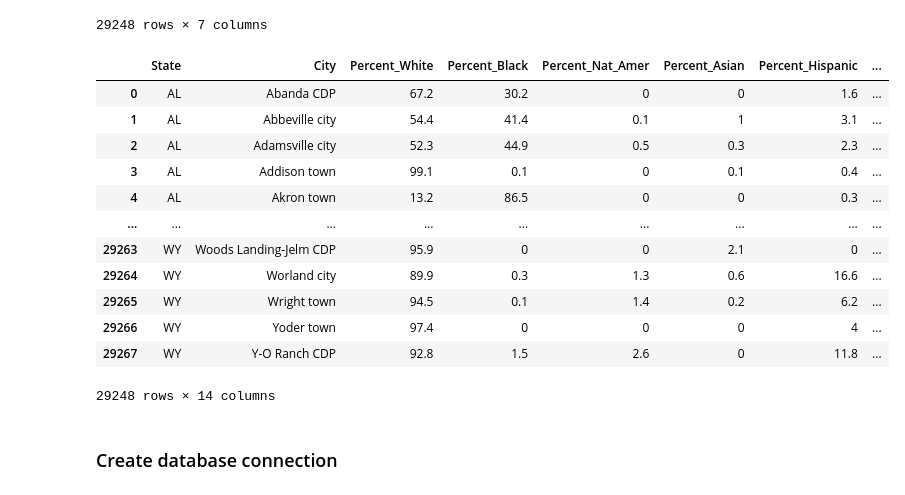
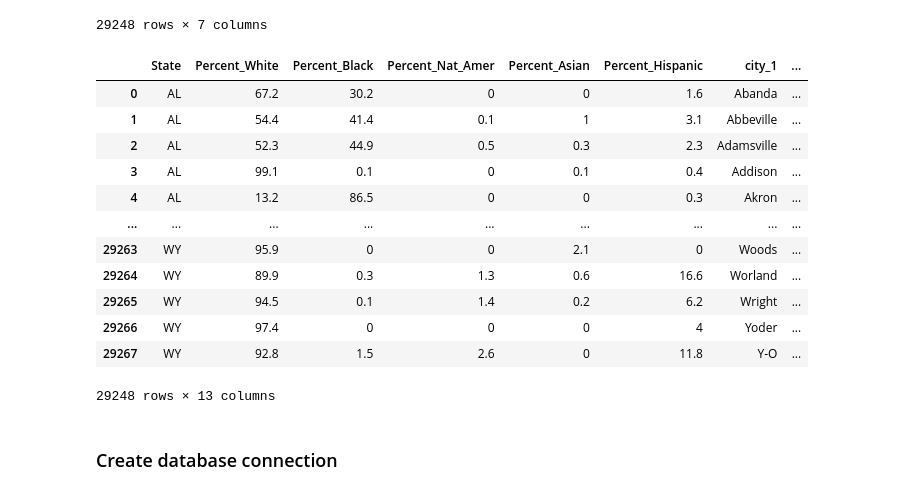
Before and after one commit to tduron3/Project_Two, a Jupyter notebook: Resources/project_two.ipynb, the cells around one changed output. Drawn from its saved outputs; the diff is of its cells as text; code cells hidden in the pictures.

```diff
--- a/Resources/project_two.ipynb
+++ b/Resources/project_two.ipynb
@@ -106,20 +106,22 @@ race_split
 # %%
 new_race_df[['city_1', 'city_2', 'city_3', 'city_4', 'city_5', 'city_6', 'city_7']] = new_race_df.City.str.split(expand=True)
 new_race_df
+
+new_race_df.drop('City', axis=1)
 # %% [output]
-|  | State | City | Percent_White | Percent_Black | Percent_Nat_Amer | Percent_Asian | Percent_Hispanic | ... |
-| 0 | AL | Abanda CDP | 67.2 | 30.2 | 0 | 0 | 1.6 | ... |
-| 1 | AL | Abbeville city | 54.4 | 41.4 | 0.1 | 1 | 3.1 | ... |
-| 2 | AL | Adamsville city | 52.3 | 44.9 | 0.5 | 0.3 | 2.3 | ... |
-| 3 | AL | Addison town | 99.1 | 0.1 | 0 | 0.1 | 0.4 | ... |
-| 4 | AL | Akron town | 13.2 | 86.5 | 0 | 0 | 0.3 | ... |
+|  | State | Percent_White | Percent_Black | Percent_Nat_Amer | Percent_Asian | Percent_Hispanic | city_1 | ... |
+| 0 | AL | 67.2 | 30.2 | 0 | 0 | 1.6 | Abanda | ... |
+| 1 | AL | 54.4 | 41.4 | 0.1 | 1 | 3.1 | Abbeville | ... |
+| 2 | AL | 52.3 | 44.9 | 0.5 | 0.3 | 2.3 | Adamsville | ... |
+| 3 | AL | 99.1 | 0.1 | 0 | 0.1 | 0.4 | Addison | ... |
+| 4 | AL | 13.2 | 86.5 | 0 | 0 | 0.3 | Akron | ... |
 | ... | ... | ... | ... | ... | ... | ... | ... | ... |
-| 29263 | WY | Woods Landing-Jelm CDP | 95.9 | 0 | 0 | 2.1 | 0 | ... |
-| 29264 | WY | Worland city | 89.9 | 0.3 | 1.3 | 0.6 | 16.6 | ... |
-| 29265 | WY | Wright town | 94.5 | 0.1 | 1.4 | 0.2 | 6.2 | ... |
-| 29266 | WY | Yoder town | 97.4 | 0 | 0 | 0 | 4 | ... |
-| 29267 | WY | Y-O Ranch CDP | 92.8 | 1.5 | 2.6 | 0 | 11.8 | ... |
+| 29263 | WY | 95.9 | 0 | 0 | 2.1 | 0 | Woods | ... |
+| 29264 | WY | 89.9 | 0.3 | 1.3 | 0.6 | 16.6 | Worland | ... |
+| 29265 | WY | 94.5 | 0.1 | 1.4 | 0.2 | 6.2 | Wright | ... |
+| 29266 | WY | 97.4 | 0 | 0 | 0 | 4 | Yoder | ... |
+| 29267 | WY | 92.8 | 1.5 | 2.6 | 0 | 11.8 | Y-O | ... |
-29248 rows × 14 columns
+29248 rows × 13 columns
 # %% [markdown]
 ### Create database connection
 # %%
```
